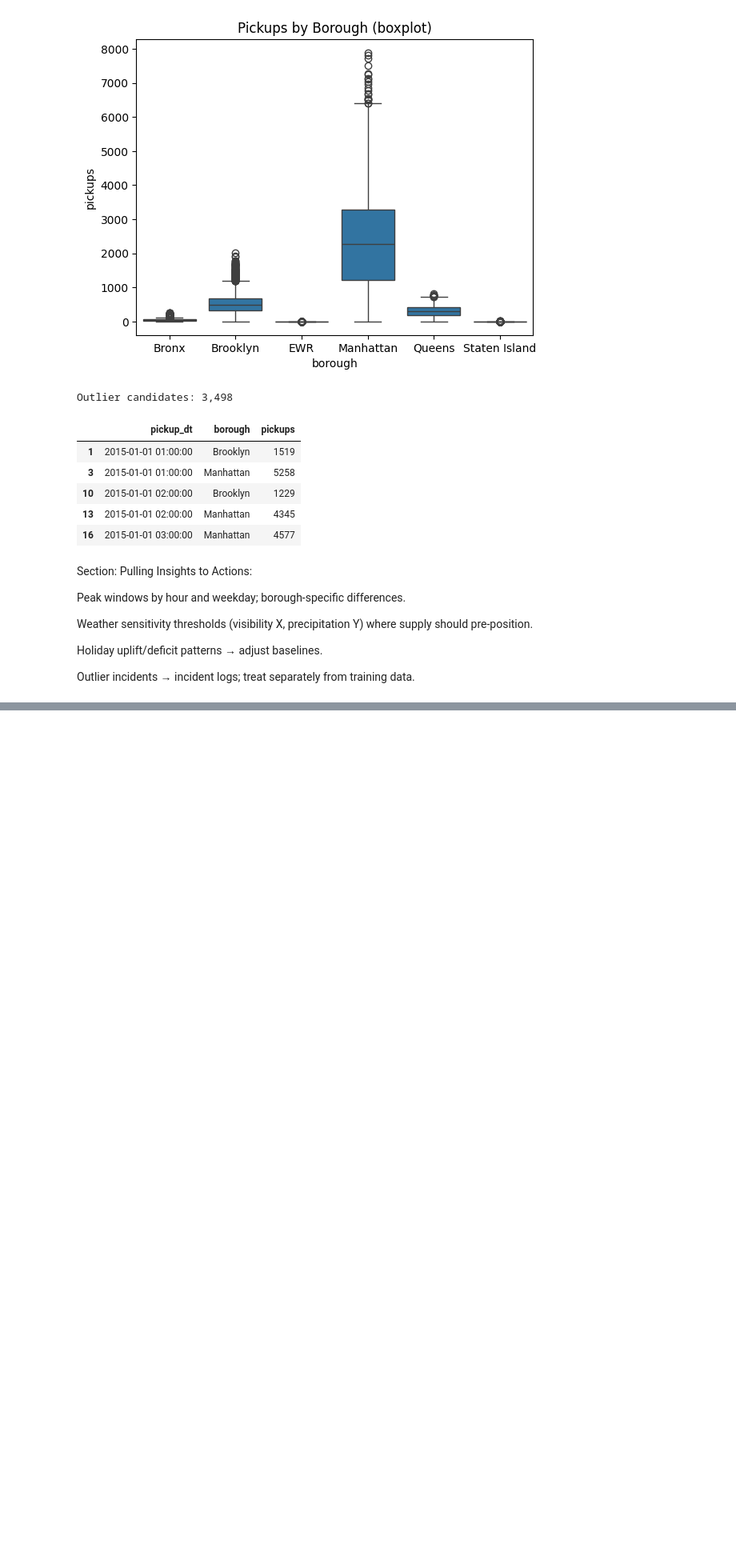
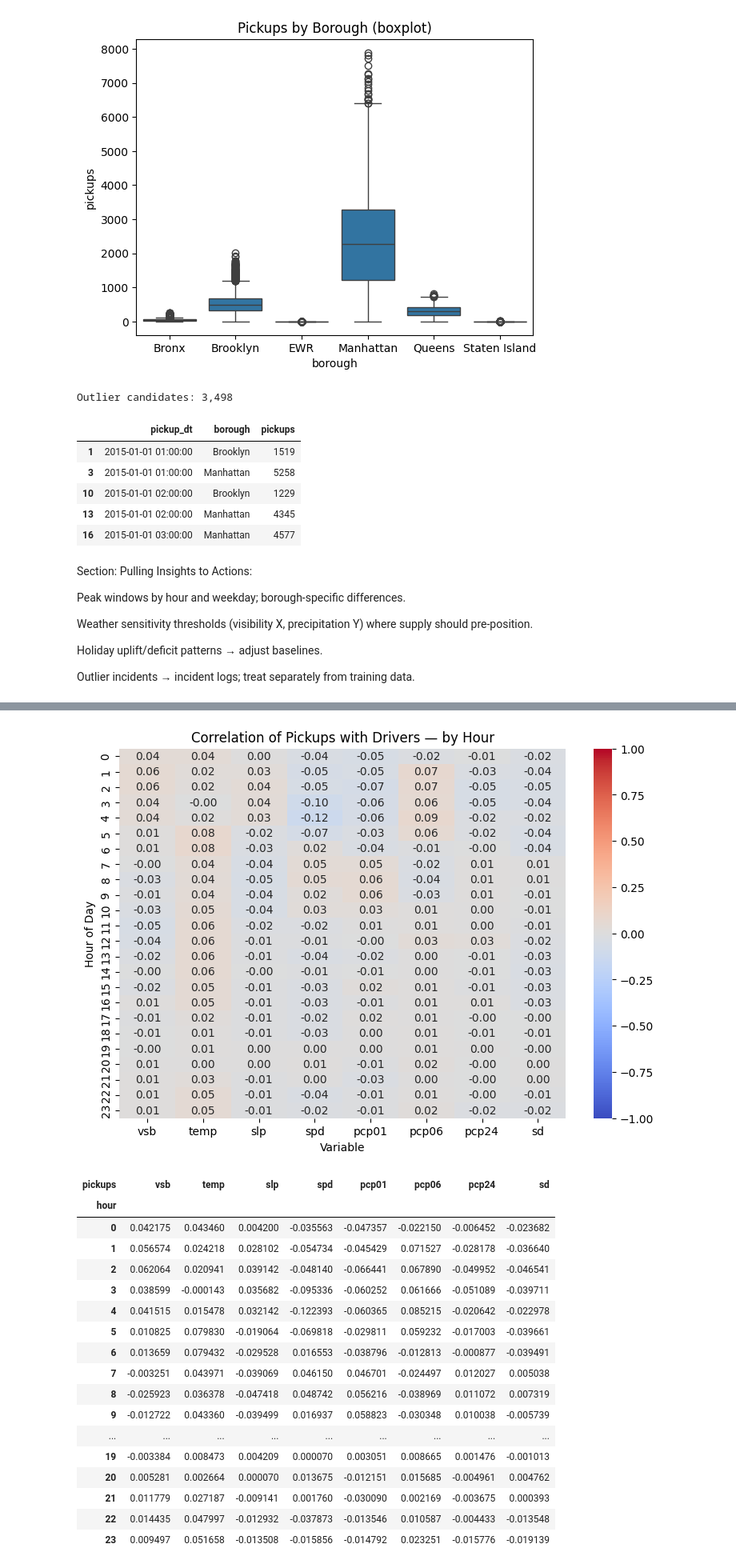
Before and after one commit to seamusmack/AIML-Resources, a Jupyter notebook: Copy_of_Uber_Case_Study_Notebook.ipynb, the cells around one changed output, grey strips where cells are left out. Shown at 80% size. Cells and saved outputs as stored; diff of their text form; code cells hidden in the pictures; blank space fills up the shorter version.

```diff
--- a/Copy_of_Uber_Case_Study_Notebook.ipynb
+++ b/Copy_of_Uber_Case_Study_Notebook.ipynb
@@ -660,0 +745,70 @@ Outlier incidents → incident logs; treat separately from training data.
+# %%
+import pandas as pd, numpy as np, seaborn as sns, matplotlib.pyplot as plt
+
+# Choose from what's actually available
+base = ["pickups","vsb","temp","dewpt","slp","spd","pcp01","pcp06","pcp24","sd"]
+avail = [c for c in base if c in df.columns]
+
+if "pickups" not in avail:
+    raise ValueError("Column 'pickups' not found; cannot compute correlations.")
+
+# Keep only needed columns and enforce numeric
+sub = df[["hour"] + avail].copy()
+sub = sub.dropna(subset=["hour"])
+sub["hour"] = sub["hour"].astype(int)
+
+for c in avail:
+    sub[c] = pd.to_numeric(sub[c], errors="coerce")
+
+# Helper: return the correlation row vs 'pickups' for a group's numeric columns
+def corr_vs_pickups(g: pd.DataFrame) -> pd.Series:
+    mat = g[avail].corr(method="pearson")
+    if "pickups" not in mat.index:
+        return pd.Series(dtype=float)
+    row = mat.loc["pickups"].drop(labels=["pickups"], errors="ignore")
+    # Ensure consistent column order across hours
+    return row.reindex([c for c in avail if c != "pickups"])
+
+# Compute per-hour correlations
+corr_by_hour = (
+    sub.groupby("hour", as_index=True)
+       .apply(corr_vs_pickups)
+       .reindex(range(24))  # full 0..23 grid
+)
+
+# If all-NaN (e.g., very sparse data), avoid plotting crash
+if corr_by_hour.notna().to_numpy().sum() == 0:
+    print("No sufficient data to compute stratified correlations.")
+else:
+    plt.figure(figsize=(9, 6))
+    sns.heatmap(
+        corr_by_hour,
+        annot=True, fmt=".2f",
+        cmap="coolwarm", center=0, vmin=-1, vmax=1
+    )
+    plt.title("Correlation of Pickups with Drivers — by Hour")
+    plt.ylabel("Hour of Day")
+    plt.xlabel("Variable")
+    plt.show()
+
+display(corr_by_hour)
+# %% [output]
+[figure, added]
+| pickups | vsb | temp | slp | spd | pcp01 | pcp06 | pcp24 | sd |
+| hour |  |  |  |  |  |  |  |  |
+| 0 | 0.042175 | 0.043460 | 0.004200 | -0.035563 | -0.047357 | -0.022150 | -0.006452 | -0.023682 |
+| 1 | 0.056574 | 0.024218 | 0.028102 | -0.054734 | -0.045429 | 0.071527 | -0.028178 | -0.036640 |
+| 2 | 0.062064 | 0.020941 | 0.039142 | -0.048140 | -0.066441 | 0.067890 | -0.049952 | -0.046541 |
+| 3 | 0.038599 | -0.000143 | 0.035682 | -0.095336 | -0.060252 | 0.061666 | -0.051089 | -0.039711 |
+| 4 | 0.041515 | 0.015478 | 0.032142 | -0.122393 | -0.060365 | 0.085215 | -0.020642 | -0.022978 |
+| 5 | 0.010825 | 0.079830 | -0.019064 | -0.069818 | -0.029811 | 0.059232 | -0.017003 | -0.039661 |
+| 6 | 0.013659 | 0.079432 | -0.029528 | 0.016553 | -0.038796 | -0.012813 | -0.000877 | -0.039491 |
+| 7 | -0.003251 | 0.043971 | -0.039069 | 0.046150 | 0.046701 | -0.024497 | 0.012027 | 0.005038 |
+| 8 | -0.025923 | 0.036378 | -0.047418 | 0.048742 | 0.056216 | -0.038969 | 0.011072 | 0.007319 |
+| 9 | -0.012722 | 0.043360 | -0.039499 | 0.016937 | 0.058823 | -0.030348 | 0.010038 | -0.005739 |
+| ... | ... | ... | ... | ... | ... | ... | ... | ... |
+| 19 | -0.003384 | 0.008473 | 0.004209 | 0.000070 | 0.003051 | 0.008665 | 0.001476 | -0.001013 |
+| 20 | 0.005281 | 0.002664 | 0.000070 | 0.013675 | -0.012151 | 0.015685 | -0.004961 | 0.004762 |
+| 21 | 0.011779 | 0.027187 | -0.009141 | 0.001760 | -0.030090 | 0.002169 | -0.003675 | 0.000393 |
+| 22 | 0.014435 | 0.047997 | -0.012932 | -0.037873 | -0.013546 | 0.010587 | -0.004433 | -0.013548 |
+| 23 | 0.009497 | 0.051658 | -0.013508 | -0.015856 | -0.014792 | 0.023251 | -0.015776 | -0.019139 |
```
Also changed, not shown: parts of 5 cells of this notebook.
